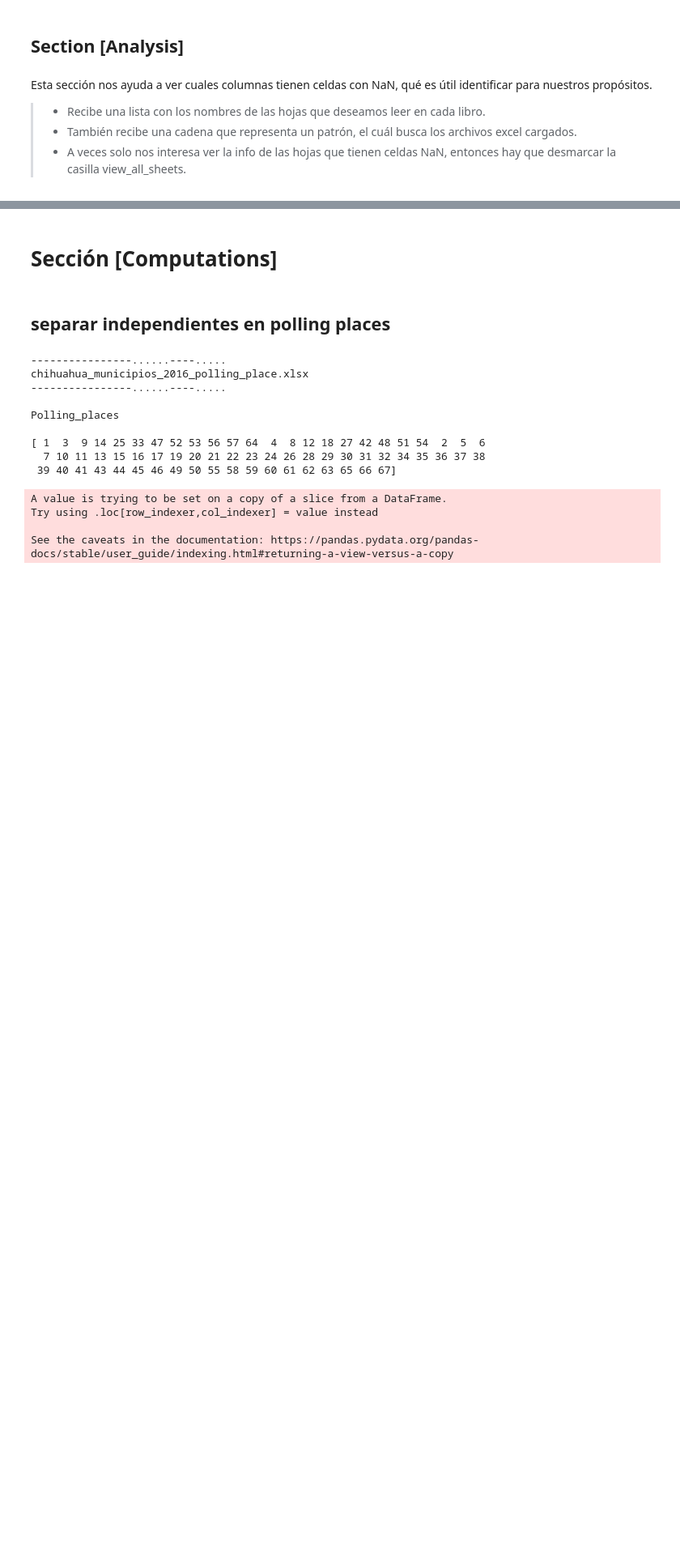
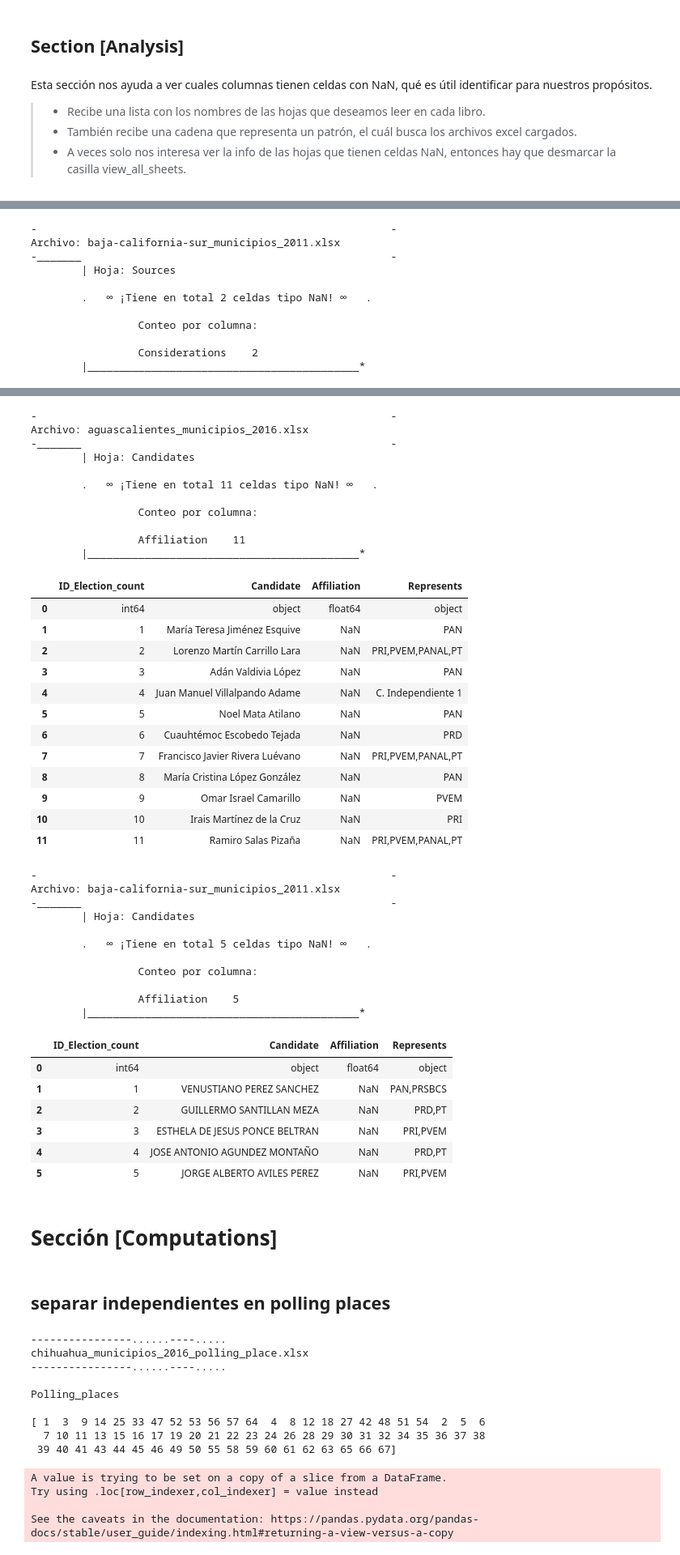
Before and after one commit to Maluxita/notebooks_dataframes, a Jupyter notebook: evaluate_and_adjust_analysis_and_computations_[V_1_2_4].ipynb, the cells around one changed output, grey strips where cells are left out. Shown: that part at 81% size. Saved outputs shown, nothing was run; the diff lists cells and outputs as text; code cells hidden in the pictures; blank space fills up the shorter version.

```diff
--- a/evaluate_and_adjust_analysis_and_computations_[V_1_2_4].ipynb
+++ b/evaluate_and_adjust_analysis_and_computations_[V_1_2_4].ipynb
@@ -10,17 +10,13 @@ Esta sección nos ayuda a ver cuales columnas tienen celdas con NaN, qué es út
 > * A veces solo nos interesa ver la info de las hojas que tienen celdas NaN, entonces hay que desmarcar la casilla view_all_sheets.
 # %%
 #@title Tipo de datos por columna y conteo de NaN
-sheets =  ['Election','data','Sources','Candidates','Coalitions','Election_counts',]#@param {type:"raw"}
+sheets =  ['Election','data','Sources','Candidates','Coalitions','Election_counts']#@param {type:"raw"}
 content_books =  "*.xlsx | tr '\n' '\n'"#@param {type:"raw"}
 view_all_sheets = False #@param {type:"boolean"}
 
 
 import pandas as pd
 from IPython.display import display, HTML
-
-#content_books = !ls *.xlsx | tr '\n' '\n'
-
-#sheets=['Election','Sources','Candidates','Coalitions','Election_counts']
 
 content_books=!ls {content_books}
 
@@ -71,3 +67,4 @@ def count_nan_in_columns_by_sheet(content_books, sheets, view_all_sheets):
 
 
 count_nan_in_columns_by_sheet(content_books, sheets, view_all_sheets)
+# %% [output]
@@ -73,0 +110,11 @@ count_nan_in_columns_by_sheet(content_books, sheets, view_all_sheets)
+-                                                        -
+Archivo: baja-california-sur_municipios_2011.xlsx
+-_______                                                 -
+        | Hoja: Sources
+
+        .   ∞ ¡Tiene en total 2 celdas tipo NaN! ∞   .
+
+                 Conteo por columna:
+
+                 Considerations    2
+        |___________________________________________*
@@ -74,3 +125,45 @@ count_nan_in_columns_by_sheet(content_books, sheets, view_all_sheets)
+-                                                        -
+Archivo: aguascalientes_municipios_2016.xlsx
+-_______                                                 -
+        | Hoja: Candidates
+
+        .   ∞ ¡Tiene en total 11 celdas tipo NaN! ∞   .
+
+                 Conteo por columna:
+
+                 Affiliation    11
+        |___________________________________________*
+|  | ID_Election_count | Candidate | Affiliation | Represents |
+| 0 | int64 | object | float64 | object |
+| 1 | 1 | María Teresa Jiménez Esquive | NaN | PAN |
+| 2 | 2 | Lorenzo Martín Carrillo Lara | NaN | PRI,PVEM,PANAL,PT |
+| 3 | 3 | Adán Valdivia López | NaN | PAN |
+| 4 | 4 | Juan Manuel Villalpando Adame | NaN | C. Independiente 1 |
+| 5 | 5 | Noel Mata Atilano | NaN | PAN |
+| 6 | 6 | Cuauhtémoc Escobedo Tejada | NaN | PRD |
+| 7 | 7 | Francisco Javier Rivera Luévano | NaN | PRI,PVEM,PANAL,PT |
+| 8 | 8 | María Cristina López González | NaN | PAN |
+| 9 | 9 | Omar Israel Camarillo | NaN | PVEM |
+| 10 | 10 | Irais Martínez de la Cruz | NaN | PRI |
+| 11 | 11 | Ramiro Salas Pizaña | NaN | PRI,PVEM,PANAL,PT |
+-                                                        -
+Archivo: baja-california-sur_municipios_2011.xlsx
+-_______                                                 -
+        | Hoja: Candidates
+
+        .   ∞ ¡Tiene en total 5 celdas tipo NaN! ∞   .
+
+                 Conteo por columna:
+
+                 Affiliation    5
+        |___________________________________________*
+|  | ID_Election_count | Candidate | Affiliation | Represents |
+| 0 | int64 | object | float64 | object |
+| 1 | 1 | VENUSTIANO PEREZ SANCHEZ | NaN | PAN,PRSBCS |
+| 2 | 2 | GUILLERMO SANTILLAN MEZA | NaN | PRD,PT |
+| 3 | 3 | ESTHELA DE JESUS PONCE BELTRAN | NaN | PRI,PVEM |
+| 4 | 4 | JOSE ANTONIO AGUNDEZ MONTAÑO | NaN | PRD,PT |
+| 5 | 5 | JORGE ALBERTO AVILES PEREZ | NaN | PRI,PVEM |
 # %% [markdown]
 # Sección [Computations]
 # %% [markdown]
```
Also changed, not shown: parts of 1 cell of this notebook.
